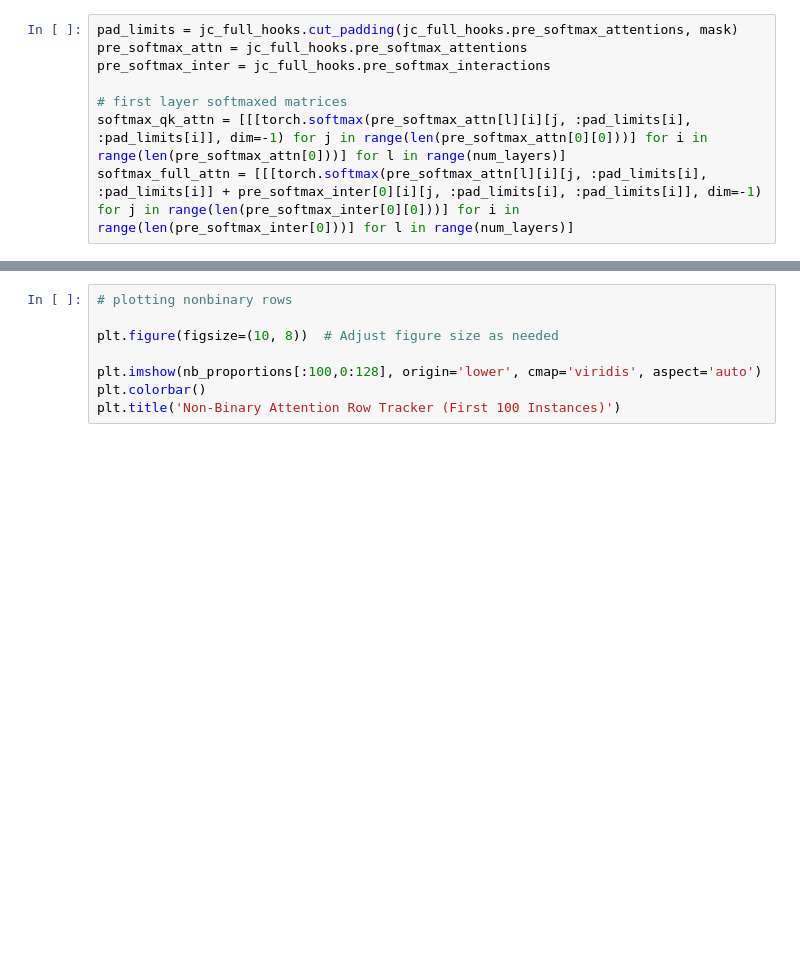
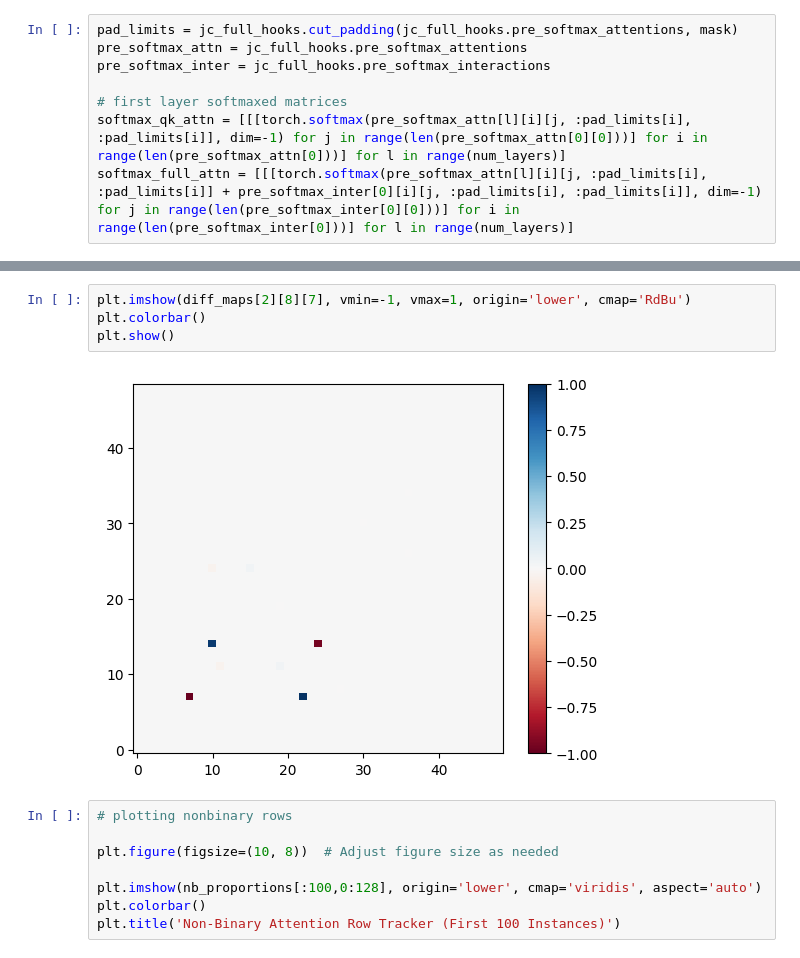
Before and after one commit to tim-legge/Interpreting-Particle-Transformers, a Jupyter notebook: interaction_study.ipynb, the cells around one changed output, grey strips where cells are left out. Saved outputs shown, nothing was run; the diff lists cells and outputs as text; blank space fills up the shorter version.

```diff
--- a/interaction_study.ipynb
+++ b/interaction_study.ipynb
@@ -298,3 +399,9 @@ print(f'Fraction of tokens to encounter IBI: {frac_of_ibi_tokens}')
+# %%
+plt.imshow(diff_maps[2][8][7], vmin=-1, vmax=1, origin='lower', cmap='RdBu')
+plt.colorbar()
+plt.show()
+# %% [output]
+[figure, added]
 # %%
 # plotting nonbinary rows
 
```
Also changed, not shown: parts of 17 cells of this notebook, 1 other file.
